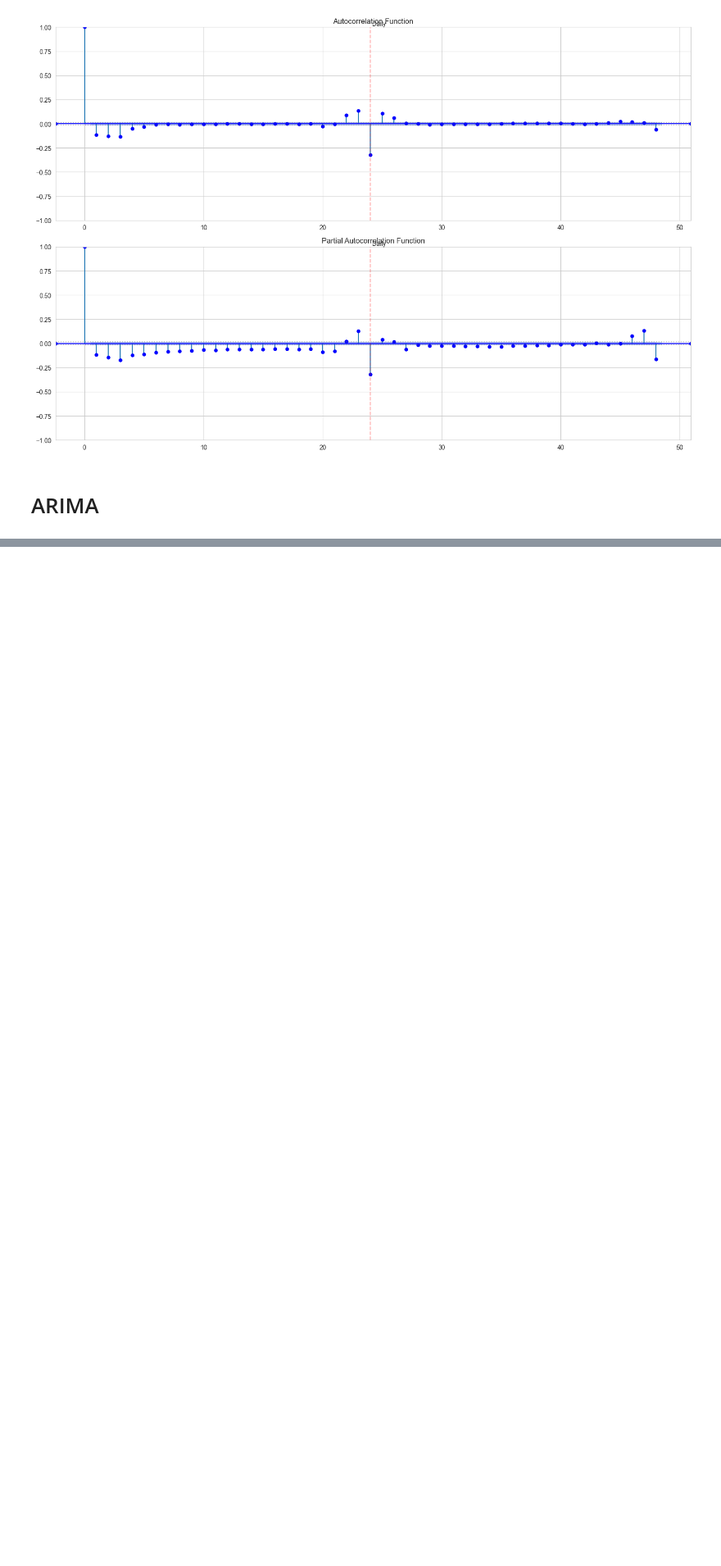
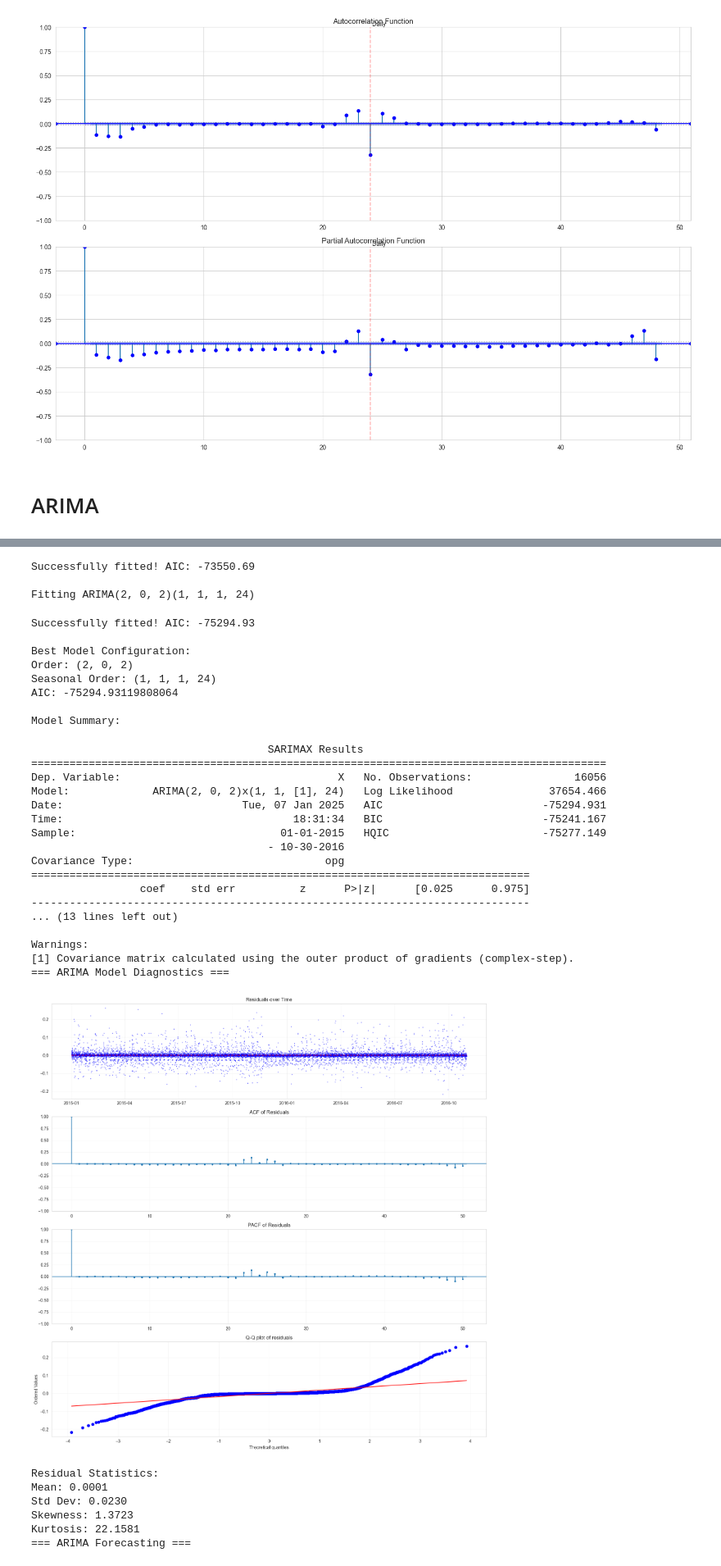
Before and after one commit to alexcri90/Project_TimeSeries, a Jupyter notebook: Notebook.ipynb, the cells around one changed output, grey strips where cells are left out. Shown at 82% size. Saved outputs shown, nothing was run; the diff lists cells and outputs as text; code cells hidden in the pictures; blank space fills up the shorter version.

Commit message:
Tentative ARIMA

```diff
--- a/Notebook.ipynb
+++ b/Notebook.ipynb
@@ -923,0 +920,26 @@ No models were successfully trained. Please check the configurations and try aga
+# %%
+# Cell 13 - Run ARIMA Pipeline
+print("Starting ARIMA modeling pipeline...")
+
+# Develop the model
+arima_model, best_order, best_seasonal_order = develop_arima_model(train_set)
+
+# Perform diagnostics
+perform_arima_diagnostics(arima_model)
+
+# Generate forecasts
+forecast_mean, forecast_conf = generate_arima_forecasts(arima_model, train_set, val_set)
+
+# Save forecasts to CSV
+forecast_df = pd.DataFrame({
+    'datetime': pd.date_range(start=val_set.index[-1] + pd.Timedelta(hours=1),
+                            periods=744,
+                            freq='H'),
+    'ARIMA_forecast': forecast_mean,
+    'ARIMA_lower': forecast_conf.iloc[:, 0],
+    'ARIMA_upper': forecast_conf.iloc[:, 1]
+})
+forecast_df.to_csv('arima_forecasts.csv', index=False)
+
+print("\nARIMA modeling pipeline completed!")
+# %% [output]
@@ -923,0 +957,35 @@ No models were successfully trained. Please check the configurations and try aga
+Successfully fitted! AIC: -73550.69
+
+Fitting ARIMA(2, 0, 2)(1, 1, 1, 24)
+Successfully fitted! AIC: -75294.93
+
+Best Model Configuration:
+Order: (2, 0, 2)
+Seasonal Order: (1, 1, 1, 24)
+AIC: -75294.93119808064
+
+Model Summary:
+                                     SARIMAX Results
+==========================================================================================
+Dep. Variable:                                  X   No. Observations:                16056
+Model:             ARIMA(2, 0, 2)x(1, 1, [1], 24)   Log Likelihood               37654.466
+Date:                            Tue, 07 Jan 2025   AIC                         -75294.931
+Time:                                    18:31:34   BIC                         -75241.167
+Sample:                                01-01-2015   HQIC                        -75277.149
+                                     - 10-30-2016
+Covariance Type:                              opg
+==============================================================================
+                 coef    std err          z      P>|z|      [0.025      0.975]
+------------------------------------------------------------------------------
+... (13 lines left out)
+
+Warnings:
+[1] Covariance matrix calculated using the outer product of gradients (complex-step).
+=== ARIMA Model Diagnostics ===
+[figure, added]
+Residual Statistics:
+Mean: 0.0001
+Std Dev: 0.0230
+Skewness: 1.3723
+Kurtosis: 22.1581
+=== ARIMA Forecasting ===
```
Also changed, not shown: parts of 12 cells of this notebook, 1 other file.
